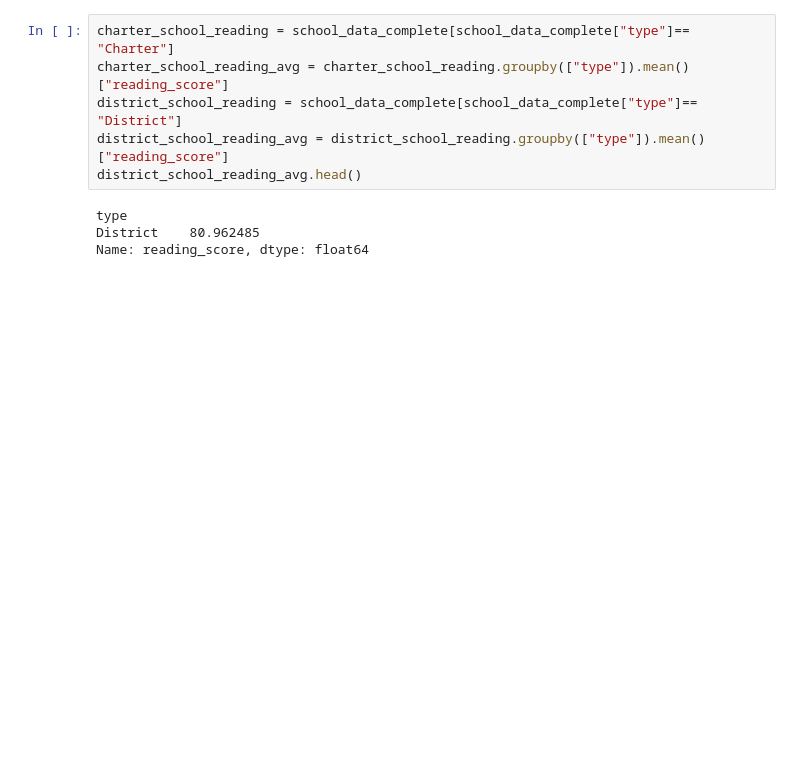
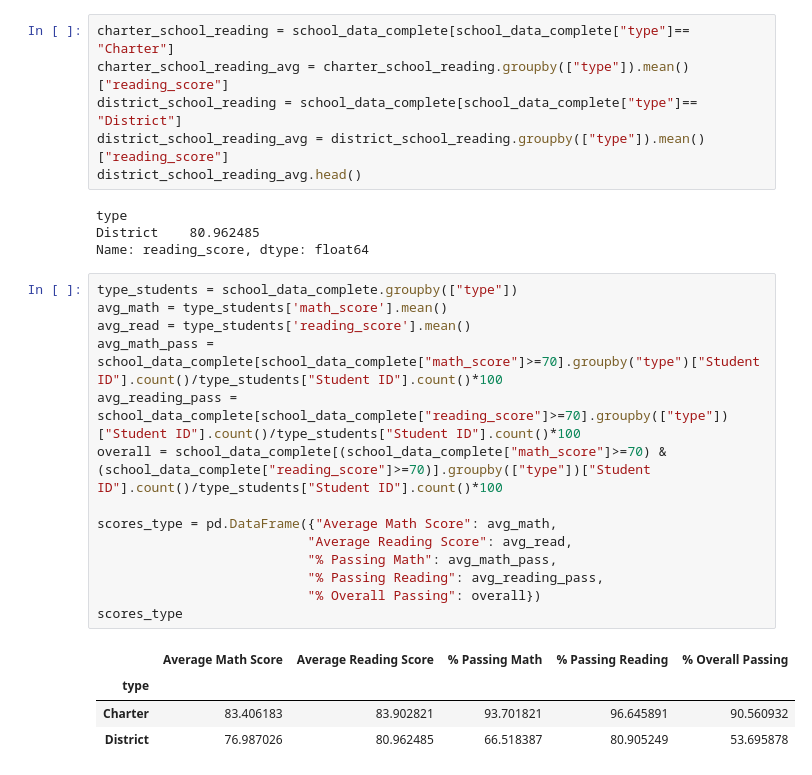
Before and after one commit to paulywog13/pandas-challenge, a Jupyter notebook: PyCitySchools/PyCitySchools_starter.ipynb, the cells around one changed output. Cells and saved outputs as stored; diff of their text form; blank space fills up the shorter version.

```diff
--- a/PyCitySchools/PyCitySchools_starter.ipynb
+++ b/PyCitySchools/PyCitySchools_starter.ipynb
@@ -522,6 +453,25 @@ district_school_reading_avg.head()
 type
 District    80.962485
 Name: reading_score, dtype: float64
+# %%
+type_students = school_data_complete.groupby(["type"])
+avg_math = type_students['math_score'].mean()
+avg_read = type_students['reading_score'].mean()
+avg_math_pass = school_data_complete[school_data_complete["math_score"]>=70].groupby("type")["Student ID"].count()/type_students["Student ID"].count()*100
+avg_reading_pass = school_data_complete[school_data_complete["reading_score"]>=70].groupby(["type"])["Student ID"].count()/type_students["Student ID"].count()*100
+overall = school_data_complete[(school_data_complete["math_score"]>=70) & (school_data_complete["reading_score"]>=70)].groupby(["type"])["Student ID"].count()/type_students["Student ID"].count()*100
+
+scores_type = pd.DataFrame({"Average Math Score": avg_math,
+                           "Average Reading Score": avg_read,
+                           "% Passing Math": avg_math_pass,
+                           "% Passing Reading": avg_reading_pass,
+                           "% Overall Passing": overall})
+scores_type
+# %% [output]
+|  | Average Math Score | Average Reading Score | % Passing Math | % Passing Reading | % Overall Passing |
+| type |  |  |  |  |  |
+| Charter | 83.406183 | 83.902821 | 93.701821 | 96.645891 | 90.560932 |
+| District | 76.987026 | 80.962485 | 66.518387 | 80.905249 | 53.695878 |
 # %%
 # %% [output]
 |  | Average Math Score | Average Reading Score | % Passing Math | % Passing Reading | % Overall Passing |
```
Also changed, not shown: parts of 7 cells of this notebook.
